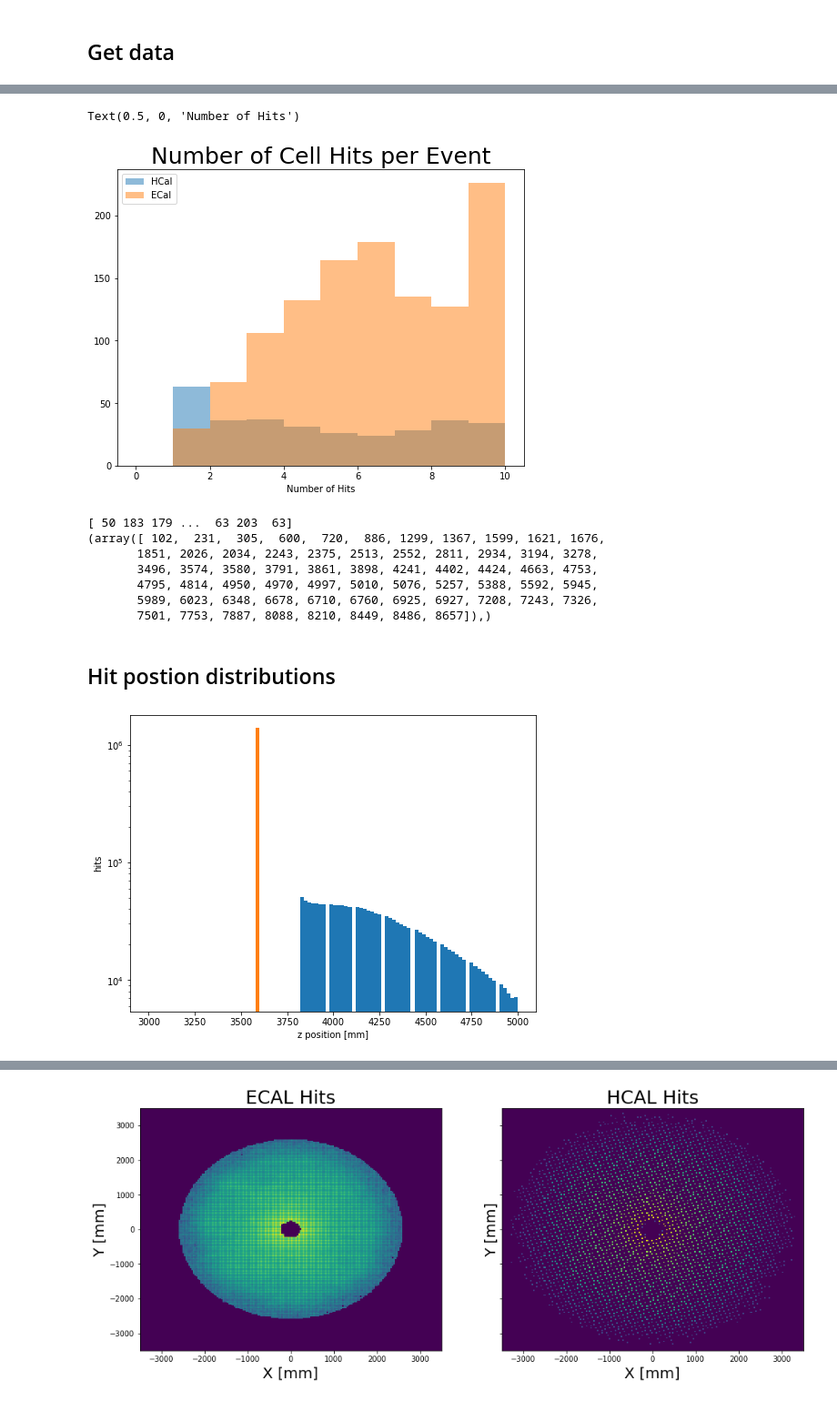
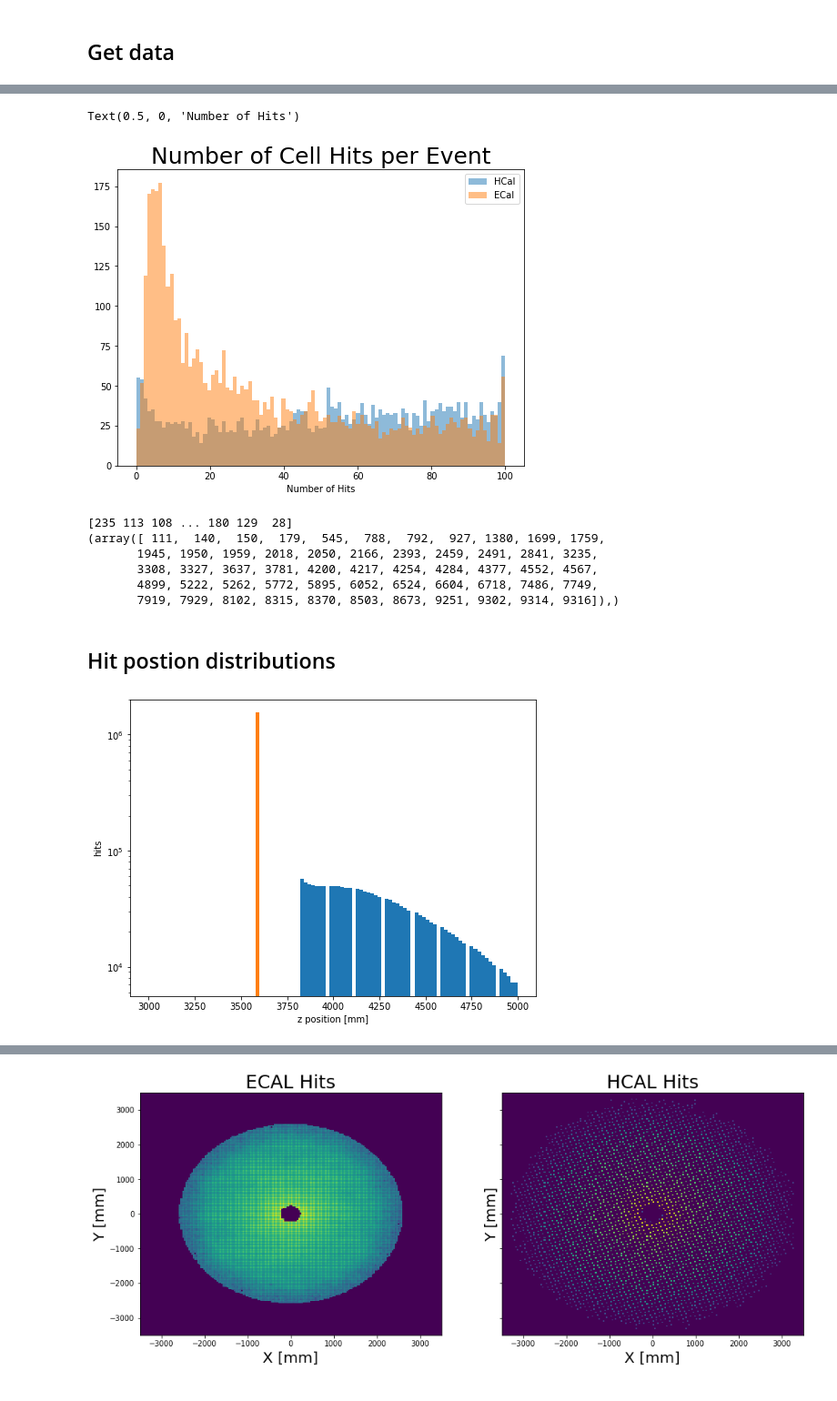
Before and after one commit to eiccodesign/regressiononly, a Jupyter notebook: H5_hitQA.ipynb, the cells around one changed output, grey strips where cells are left out. Shown at 91% size. Drawn from its saved outputs; the diff is of its cells as text; code cells hidden in the pictures.

```diff
--- a/H5_hitQA.ipynb
+++ b/H5_hitQA.ipynb
@@ -33,8 +35,8 @@ display_html(df1_styler._repr_html_()+df2_styler._repr_html_(), raw=True)
 # %% [markdown]
 ## Get data
 # %%
-filename = 'rec_piplus_Energy_0-100GeV_new.hdf5'
-filename = 'rec_pionplus_vartheta.hdf5'
+filename = 'rec_pionplus_300k.hdf5'
+#filename = 'rec_pionplus_vartheta.hdf5'
 h5_file = h5.File(filename,'r')
 print(list(h5_file.keys()))
 
@@ -51,13 +53,15 @@ print(hcal.chunks) #important for TF batch_size
 # %%
-hcal_E = hcal[:,0]
-hcal_X = hcal[:,1]
-hcal_Y = hcal[:,2]
-hcal_Z = hcal[:,3]
+N_Events = 10_000
 
-ecal_E = ecal[:,0]
-ecal_X = ecal[:,1]
-ecal_Y = ecal[:,2]
-ecal_Z = ecal[:,3]
+hcal_E = hcal[:N_Events,0]
+hcal_X = hcal[:N_Events,1]
+hcal_Y = hcal[:N_Events,2]
+hcal_Z = hcal[:N_Events,3]
+
+ecal_E = ecal[:N_Events,0]
+ecal_X = ecal[:N_Events,1]
+ecal_Y = ecal[:N_Events,2]
+ecal_Z = ecal[:N_Events,3]
 #NOTE: This pulls everything into memory.
 #This is OK for small files, but the benefit
 #Of hdf5 is the ability to slice the file,
@@ -71,28 +88,27 @@ print(hcal_E[0])
 # %%
 #fig,ax = plt.subplots(1,2, figsize=(16, 6),sharex=False,sharey=False)
 fig = plt.figure(figsize=(8,6))
 plt.title("Number of Cell Hits per Event",fontsize=25)
-count_binning = np.linspace(0,10,11)
+count_binning = np.linspace(0,100,100)
 plt.hist(np.count_nonzero(~np.isnan(hcal_E),axis=1),bins=count_binning,alpha=0.5,label='HCal')
 plt.hist(np.count_nonzero(~np.isnan(ecal_E),axis=1),bins=count_binning,alpha=0.5,label='ECal')
 plt.legend()
 plt.xlabel("Number of Hits")
 # %% [output]
 Text(0.5, 0, 'Number of Hits')
-[figure, old version]
+[figure, new version]
 # %%
 counts = np.count_nonzero(~np.isnan(hcal_E),axis=1)
 print(counts)
 mask = counts<2
 print(np.where(mask==True))
 # %% [output]
-[ 50 183 179 ...  63 203  63]
-(array([ 102,  231,  305,  600,  720,  886, 1299, 1367, 1599, 1621, 1676,
-       1851, 2026, 2034, 2243, 2375, 2513, 2552, 2811, 2934, 3194, 3278,
-       3496, 3574, 3580, 3791, 3861, 3898, 4241, 4402, 4424, 4663, 4753,
-       4795, 4814, 4950, 4970, 4997, 5010, 5076, 5257, 5388, 5592, 5945,
-       5989, 6023, 6348, 6678, 6710, 6760, 6925, 6927, 7208, 7243, 7326,
-       7501, 7753, 7887, 8088, 8210, 8449, 8486, 8657]),)
+[235 113 108 ... 180 129  28]
+(array([ 111,  140,  150,  179,  545,  788,  792,  927, 1380, 1699, 1759,
+       1945, 1950, 1959, 2018, 2050, 2166, 2393, 2459, 2491, 2841, 3235,
+       3308, 3327, 3637, 3781, 4200, 4217, 4254, 4284, 4377, 4552, 4567,
+       4899, 5222, 5262, 5772, 5895, 6052, 6524, 6604, 6718, 7486, 7749,
+       7919, 7929, 8102, 8315, 8370, 8503, 8673, 9251, 9302, 9314, 9316]),)
 # %% [markdown]
 ## Hit postion distributions
 # %%
@@ -110,7 +126,7 @@ plt.xlabel('z position [mm]')
 plt.ylabel('hits')
 plt.show()
 # %% [output]
-[figure, old version]
+[figure, new version]
 # %%
 fig = plt.figure( figsize=(8, 6))
 plt.hist(ecal_X.flatten(),bins=60,label='ecal x',alpha=0.85,histtype='step',linestyle="--")
```
Also changed, not shown: parts of 13 cells of this notebook.
